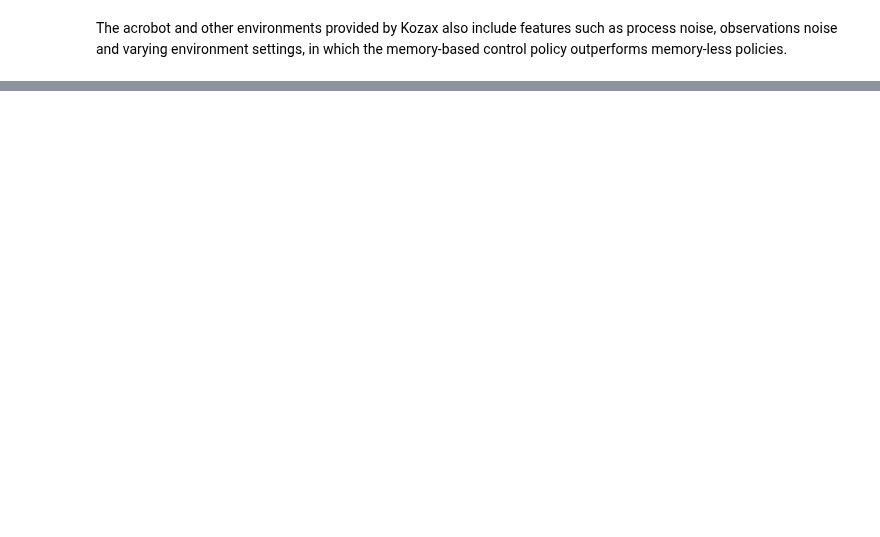
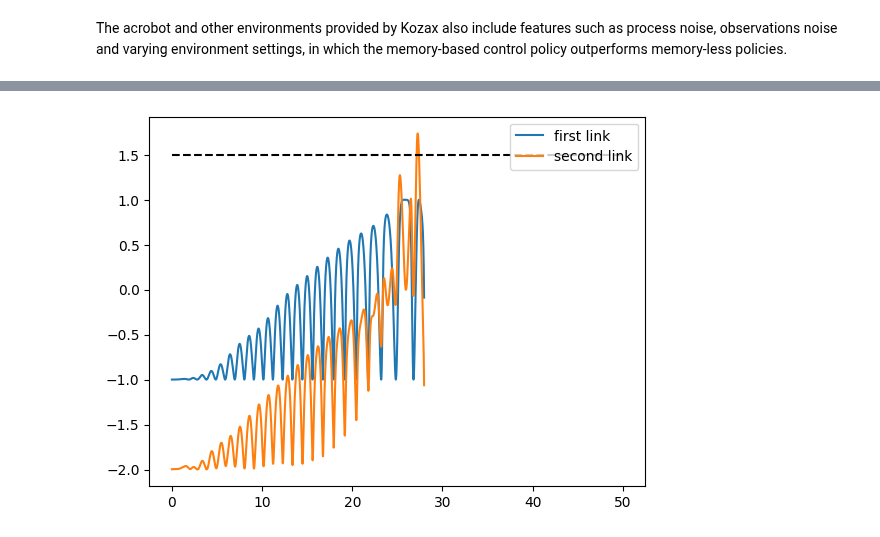
Before and after one commit to sdevries0/Kozax, a Jupyter notebook: examples/example_notebooks/control_with_memory_acrobot.ipynb, the cells around one changed output, grey strips where cells are left out. Cells and saved outputs as stored; diff of their text form; code cells hidden in the pictures; blank space fills up the shorter version.

```diff
--- a/examples/example_notebooks/control_with_memory_acrobot.ipynb
+++ b/examples/example_notebooks/control_with_memory_acrobot.ipynb
@@ -229,0 +347,25 @@ The acrobot and other environments provided by Kozax also include features such
+# %%
+#Define hyperparameters
+population_size = 100
+num_populations = 5
+num_generations = 50
+state_size = 2
+
+#Define expressions
+operator_list = [("+", lambda x, y: x + y, 2, 0.5),
+                ("-", lambda x, y: x - y, 2, 0.1),
+                ("*", lambda x, y: x * y, 2, 0.5),
+                ("sin", lambda x: jnp.sin(x), 1, 0.1),
+                ("cos", lambda x: jnp.cos(x), 1, 0.1)]
+
+variable_list = [["x" + str(i) for i in range(env.n_obs)] + ["a0", "a1", "u"]]
+
+layer_sizes = jnp.array([state_size])
+
+#Define evaluator
+fitness_function = Evaluator(env, state_size, 0.05, solver=diffrax.Dopri5(), stepsize_controller=diffrax.PIDController(atol=1e-4, rtol=1e-4, dtmin=0.001), max_steps=1000)
+
+#Initialize strategy
+strategy = GeneticProgramming(num_generations, population_size, fitness_function, operator_list, variable_list, layer_sizes, num_populations = num_populations)
+
+strategy.fit(gp_key, data, verbose=5)
@@ -229,0 +390,17 @@ The acrobot and other environments provided by Kozax also include features such
+# %%
+#Generate test_data
+test_data = get_data(jr.PRNGKey(10), env, 1, 0.01, T, param_setting)
+test_x0s, test_ts, _, _, test_params = test_data
+
+best_candidate = strategy.pareto_front[1][-1]
+
+test_xs, test_ys, test_us, test_activities, test_fitness = jax.vmap(fitness_function.evaluate_trajectory, in_axes=[None, 0, None, 0, 0, 0, None])(best_candidate, *test_data, strategy.tree_evaluator)
+
+plt.plot(test_ts, -jnp.cos(test_xs[0,:,0]), color = f"C{0}", label="first link")
+plt.plot(test_ts, -jnp.cos(test_xs[0,:,0]) - jnp.cos(test_xs[0,:,0] + test_xs[0,:,1]), color = f"C{1}", label="second link")
+plt.hlines(1.5, test_ts[0], test_ts[-1], linestyles='dashed', color = "black")
+
+plt.legend(loc="best")
+plt.show()
+# %% [output]
+[figure, added]
```
Also changed, not shown: parts of 8 cells of this notebook, 4 other files.
